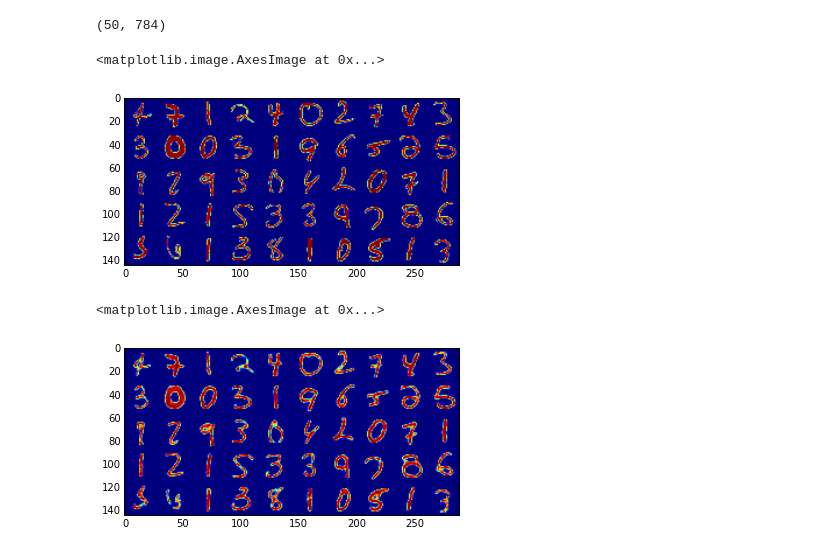
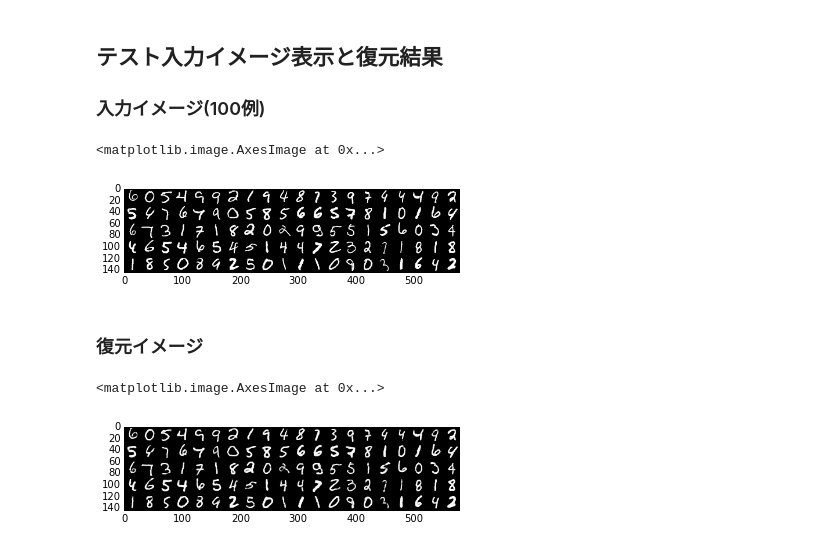
Before and after one commit to everpeace/DeepLearningTutorials, a Jupyter notebook: code/dA_eval.ipynb, the cells around one changed output. Cells and saved outputs as stored; diff of their text form; code cells hidden in the pictures.

```diff
--- a/code/dA_eval.ipynb
+++ b/code/dA_eval.ipynb
@@ -56,9 +64,12 @@ test_set_x, test_set_y = datasets[2]
+# %% [markdown]
+## テスト入力イメージ表示と復元結果
+### 入力イメージ(100例)
 # %%
-# テストデータ表示
-input = test_set_x.get_value(borrow=True)[300:350]
-print input.shape
-plt.imshow(tile_raster_images(X=input, img_shape=(28, 28), tile_shape=(5,10), tile_spacing=(1, 1)))
+input = numpy.array(test_set_x.get_value(borrow=True))
+ans = numpy.array(test_set_y.eval())
+plt.imshow(tile_raster_images(X=input[100:200],
+                                                      img_shape=(28, 28), tile_shape=(5,20), tile_spacing=(1, 1)),
+                     cmap = cm.Greys_r)
 # %% [output]
-(50, 784)
+<matplotlib.image.AxesImage at 0x...>
-<matplotlib.image.AxesImage at 0x...>
-[figure, old version]
+[figure, new version]
@@ -68,6 +76,9 @@ remembered = da_eval(input)
+# %% [markdown]
+### 復元イメージ
 # %%
-# 思い出したイメージを表示
-plt.imshow(tile_raster_images(X=remembered, img_shape=(28, 28), tile_shape=(5, 10), tile_spacing=(1, 1)))
+remembered = da_eval(input)
+plt.imshow(tile_raster_images(X=remembered[100:200], img_shape=(28, 28), tile_shape=(5,20), tile_spacing=(1, 1)),
+                     cmap = cm.Greys_r)
 # %% [output]
 <matplotlib.image.AxesImage at 0x...>
-[figure, old version]
+[figure, new version]
```
Also changed, not shown: parts of 6 cells of this notebook, 2 other files.
